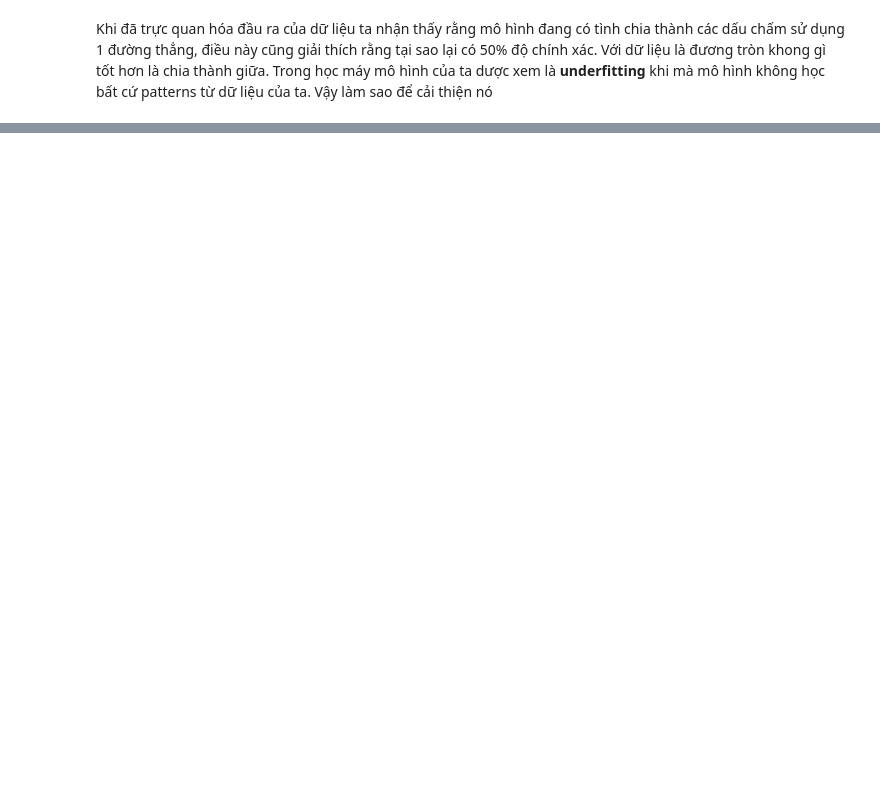
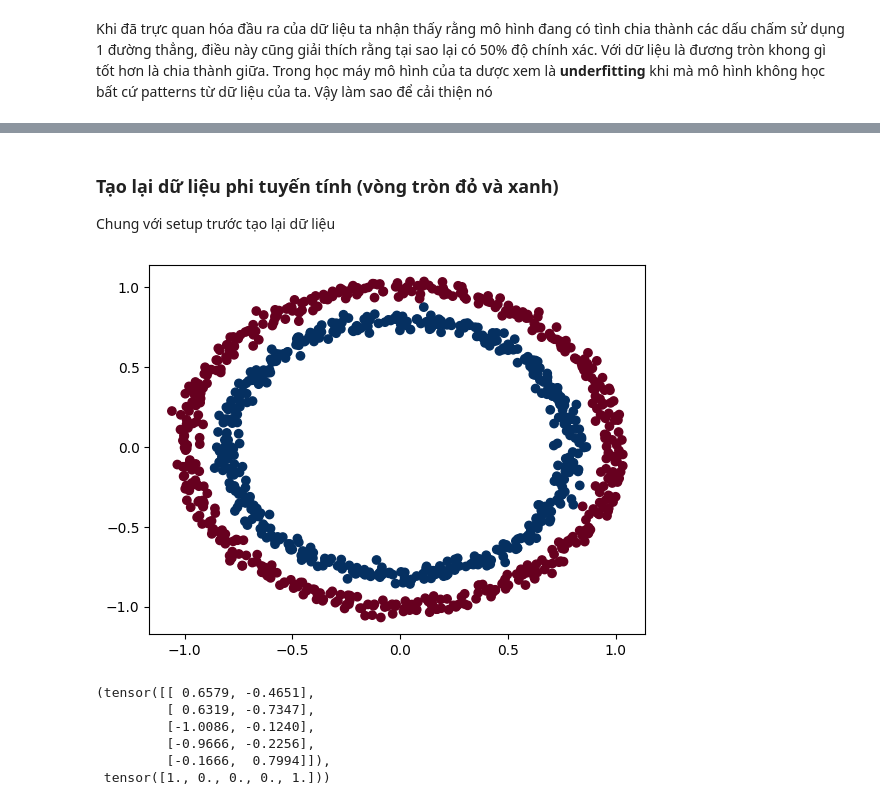
Before and after one commit to TienNguyen0712/ai-engineer-journey, a Jupyter notebook: chapter2_pytorch_neural_network_classification/chapter2_pytorch_neural_network_classification.ipynb, the cells around one changed output, grey strips where cells are left out. Drawn from its saved outputs; the diff is of its cells as text; code cells hidden in the pictures; blank space fills up the shorter version.

```diff
--- a/chapter2_pytorch_neural_network_classification/chapter2_pytorch_neural_network_classification.ipynb
+++ b/chapter2_pytorch_neural_network_classification/chapter2_pytorch_neural_network_classification.ipynb
@@ -513,0 +783,43 @@ Ta sẽ tập trung vào việc cải thiện các vấn đề của mô hình (
+# %% [markdown]
+### **Tạo lại dữ liệu phi tuyến tính (vòng tròn đỏ và xanh)**
+
+Chung với setup trước tạo lại dữ liệu
+# %%
+# Make and plot data
+import matplotlib.pyplot as plt
+from sklearn.datasets import make_circles
+
+n_samples = 1000
+
+X, y = make_circles(n_samples=1000,
+    noise=0.03,
+    random_state=42,
+)
+
+plt.scatter(X[:, 0], X[:, 1], c=y, cmap=plt.cm.RdBu);
+# %% [output]
+[figure, added]
+# %%
+# Chuyển về tensors và chia tập train và tập test
+import torch
+from sklearn.model_selection import train_test_split
+
+# Chuyển dữ liệu thành tensors
+X = torch.from_numpy(X).type(torch.float)
+y = torch.from_numpy(y).type(torch.float)
+
+# Chia thành train và test
+X_train, X_test, y_train, y_test = train_test_split(X,
+                                                    y,
+                                                    test_size=0.2,
+                                                    random_state=42
+)
+
+X_train[:5], y_train[:5]
+# %% [output]
+(tensor([[ 0.6579, -0.4651],
+         [ 0.6319, -0.7347],
+         [-1.0086, -0.1240],
+         [-0.9666, -0.2256],
+         [-0.1666,  0.7994]]),
+ tensor([1., 0., 0., 0., 1.]))
```
Also changed, not shown: parts of 32 cells of this notebook.
